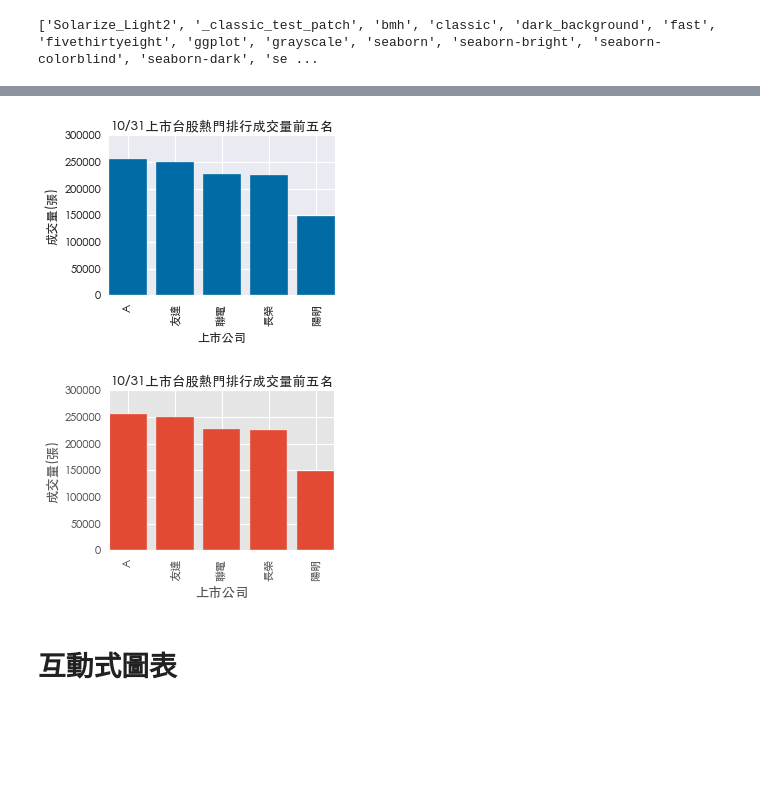
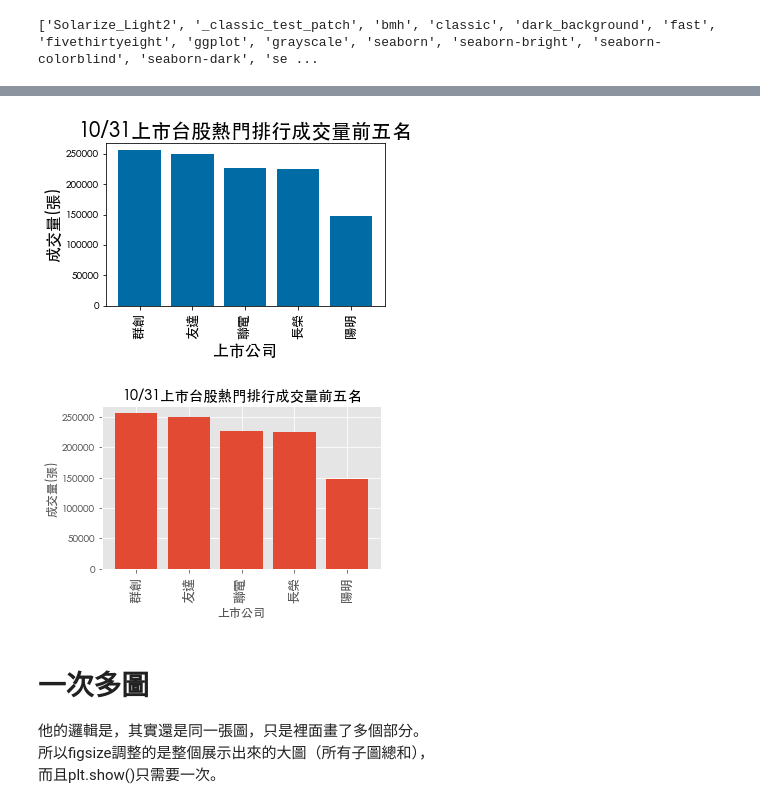
Before and after one commit to 105304039/110statistic_1, a Jupyter notebook: matplotlib基本畫圖.ipynb, the cells around one changed output, grey strips where cells are left out. Drawn from its saved outputs; the diff is of its cells as text; code cells hidden in the pictures; blank space fills up the shorter version.

```diff
--- a/matplotlib(未完成).ipynb
+++ b/matplotlib基本畫圖.ipynb
@@ -263,20 +261,3 @@ plt.show()
 print(plt.style.available)
 # %% [output]
 ['Solarize_Light2', '_classic_test_patch', 'bmh', 'classic', 'dark_background', 'fast', 'fivethirtyeight', 'ggplot', 'grayscale', 'seaborn', 'seaborn-bright', 'seaborn-colorblind', 'seaborn-dark', 'se ...
-# %%
-theme = ["ggplot","seaborn","tableau-colorblind10", 'seaborn-muted']
-
-acer = [23495,20318,27744,24950,24807,30019]
-asus = [33686,31289,43129,36502,38582,45186]
-
-for i in range(4):
-    plt.subplot(2,2,i+1)    # 在2*2的圖中，排列第幾個
-    plt.style.use(theme[i])
-    plt.title(theme[i])
-    plt.scatter(acer,asus,s = 130)
-    plt.xlabel("Acer month rev.")
-    plt.ylabel("ASUS month rev.")
-    plt.axis("equal")  # 讓刻度的大小顯示一致
-
-plt.subplots_adjust(wspace=0.5,hspace=0.8) # 調整子圖間距
-plt.show()  # show記得放一次就好
@@ -285,28 +264,27 @@ plt.show()  # show記得放一次就好
 # %%
-plt.subplot(2,2,1)
-
 plt.style.use("tableau-colorblind10")
 plt.title("10/31上市台股熱門排行成交量前五名")
-plt.bar(["A","友達","聯電","長榮","陽明"],
+plt.bar(["群創","友達","聯電","長榮","陽明"],
         [256052,249676,227763,225384,148449])
 plt.xticks(rotation = 90)
 plt.xlabel("上市公司")
 plt.ylabel("成交量(張)")
 plt.show()
 # %% [output]
-[figure, old version]
+[figure, new version]
 # %%
-plt.subplot(2,2,1)
-
-plt.style.use("seaborn")
+plt.style.use("ggplot")
 plt.title("10/31上市台股熱門排行成交量前五名")
-plt.bar(["A","友達","聯電","長榮","陽明"],
+plt.bar(["群創","友達","聯電","長榮","陽明"],
         [256052,249676,227763,225384,148449])
 plt.xticks(rotation = 90)
 plt.xlabel("上市公司")
 plt.ylabel("成交量(張)")
 plt.show()
 # %% [output]
-[figure, old version]
+[figure, new version]
 # %% [markdown]
-# 互動式圖表
+# 一次多圖
+他的邏輯是，其實還是同一張圖，只是裡面畫了多個部分。\
+所以figsize調整的是整個展示出來的大圖（所有子圖總和），\
+而且plt.show()只需要一次。
```
Also changed, not shown: parts of 10 cells of this notebook.
